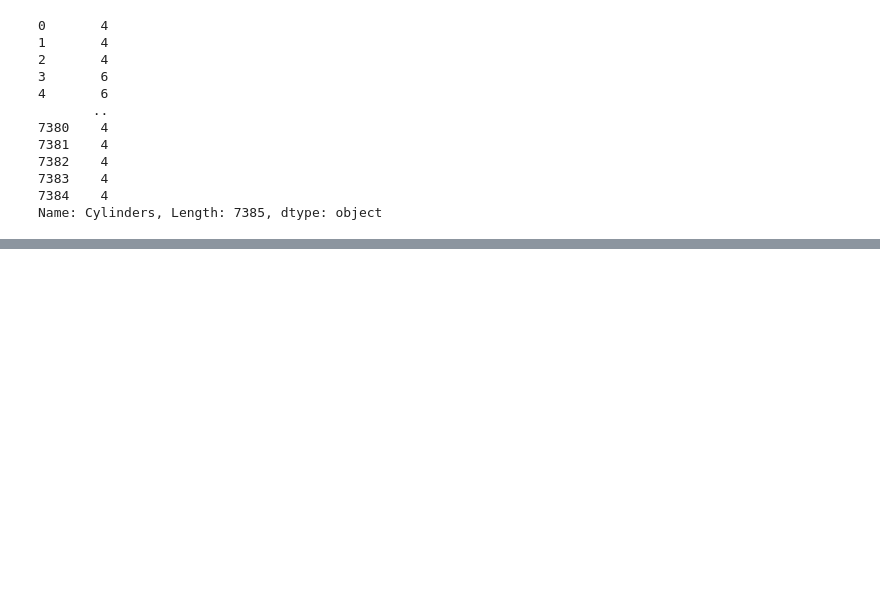
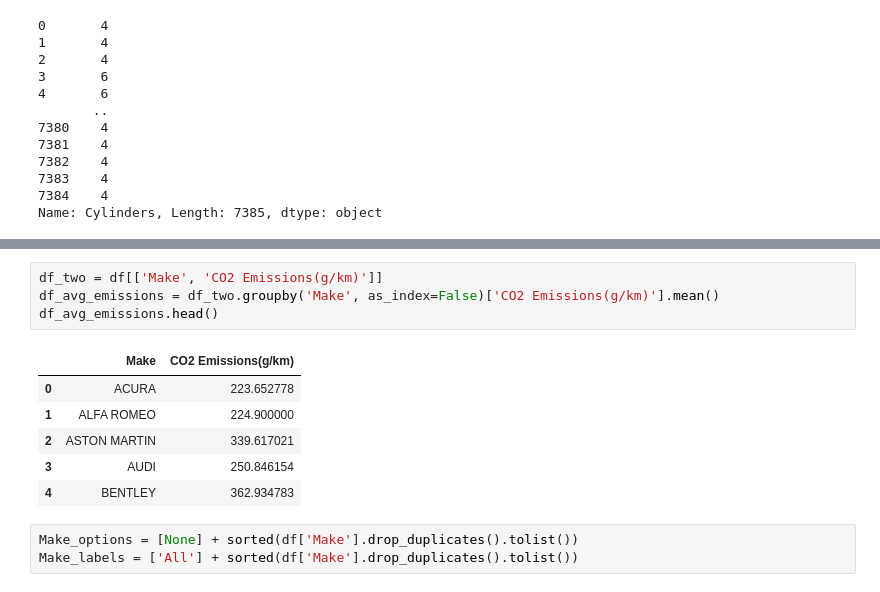
Before and after one commit to yujinpxrk/DS4200-Group5, a Jupyter notebook: Data Visualization For Project.ipynb, the cells around one changed output, grey strips where cells are left out. Cells and saved outputs as stored; diff of their text form; blank space fills up the shorter version.

```diff
--- a/Data Visualization For Project.ipynb
+++ b/Data Visualization For Project.ipynb
@@ -124,0 +125,14 @@ chart
+# %%
+df_two = df[['Make', 'CO2 Emissions(g/km)']]
+df_avg_emissions = df_two.groupby('Make', as_index=False)['CO2 Emissions(g/km)'].mean()
+df_avg_emissions.head()
+# %% [output]
+|  | Make | CO2 Emissions(g/km) |
+| 0 | ACURA | 223.652778 |
+| 1 | ALFA ROMEO | 224.900000 |
+| 2 | ASTON MARTIN | 339.617021 |
+| 3 | AUDI | 250.846154 |
+| 4 | BENTLEY | 362.934783 |
+# %%
+Make_options = [None] + sorted(df['Make'].drop_duplicates().tolist())
+Make_labels = ['All'] + sorted(df['Make'].drop_duplicates().tolist())
```
Also changed, not shown: parts of 3 cells of this notebook, 3 other files.
